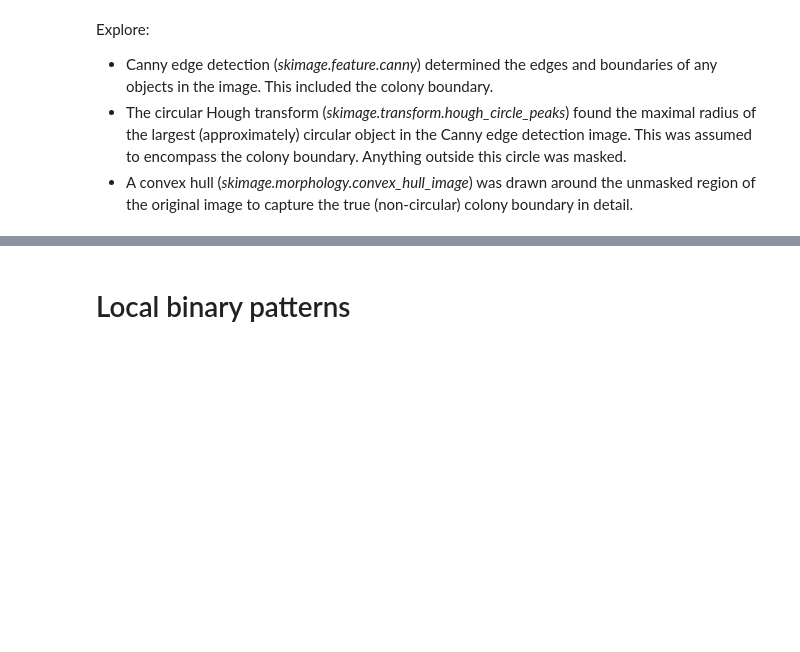
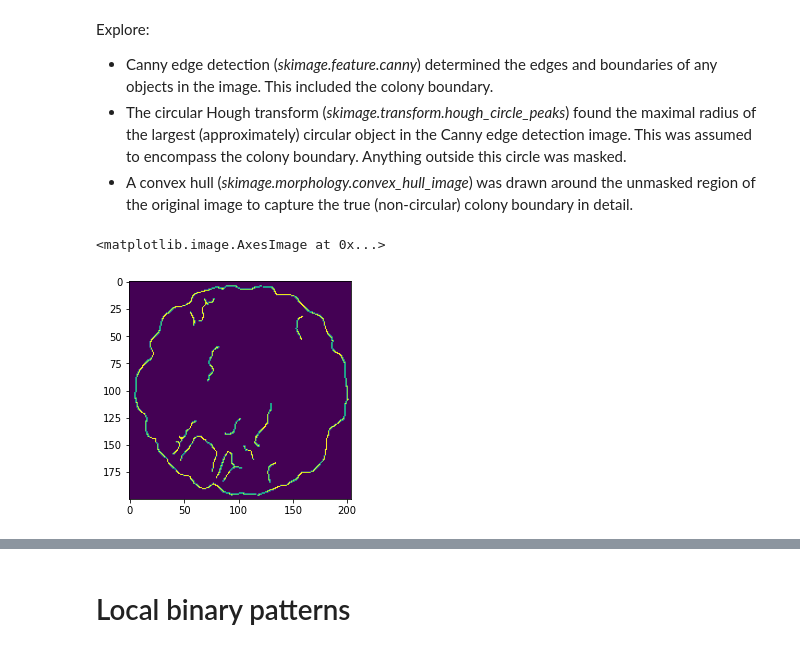
Before and after one commit to pyYeast/yeast-morphology-tutorial, a Jupyter notebook: Examples.ipynb, the cells around one changed output, grey strips where cells are left out. Cells and saved outputs as stored; diff of their text form; code cells hidden in the pictures; blank space fills up the shorter version.

```diff
--- a/Examples.ipynb
+++ b/Examples.ipynb
@@ -49,3 +49,11 @@ Explore:
 - Canny edge detection (*skimage.feature.canny*) determined the edges and boundaries of any objects in the image. This included the colony boundary.
 - The circular Hough transform (*skimage.transform.hough\_circle\_peaks*) found the maximal radius of the largest (approximately) circular object in the Canny edge detection image. This was assumed to encompass the colony boundary. Anything outside this circle was masked.
 - A convex hull (*skimage.morphology.convex\_hull\_image*) was drawn around the unmasked region of the original image to capture the true (non-circular) colony boundary in detail.
+# %%
+# Canny edge detection
+canny_im = ski.feature.canny(im, sigma=3)
+fig, ax = plt.subplots(1)
+ax.imshow(canny_im)
+# %% [output]
+<matplotlib.image.AxesImage at 0x...>
+[figure, added]
```
Also changed, not shown: parts of 4 cells of this notebook, 1 other file.
